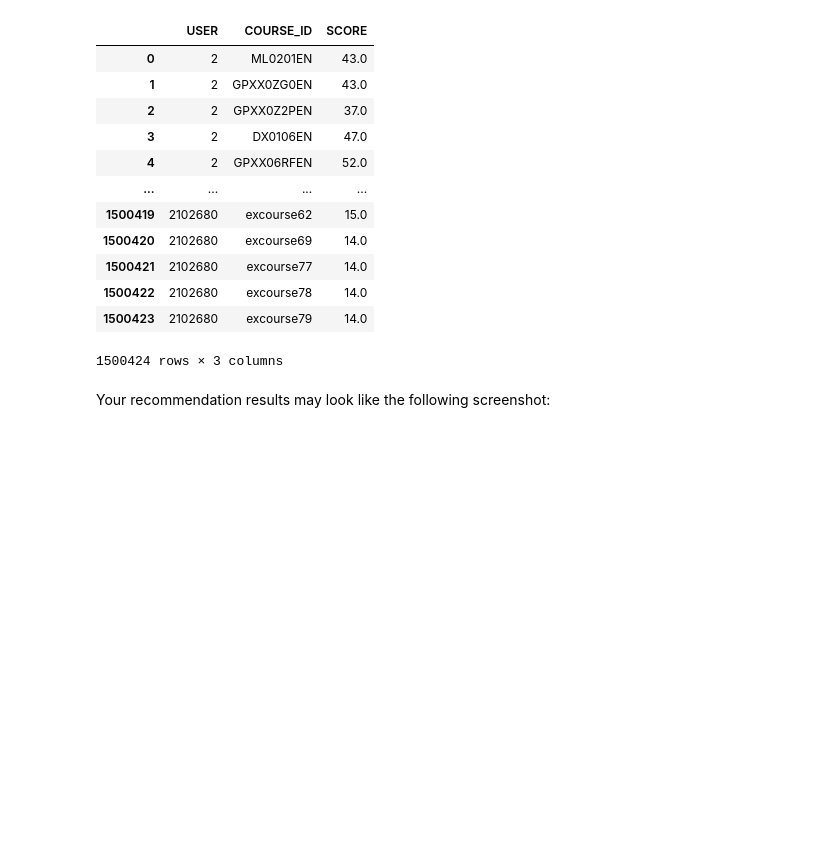
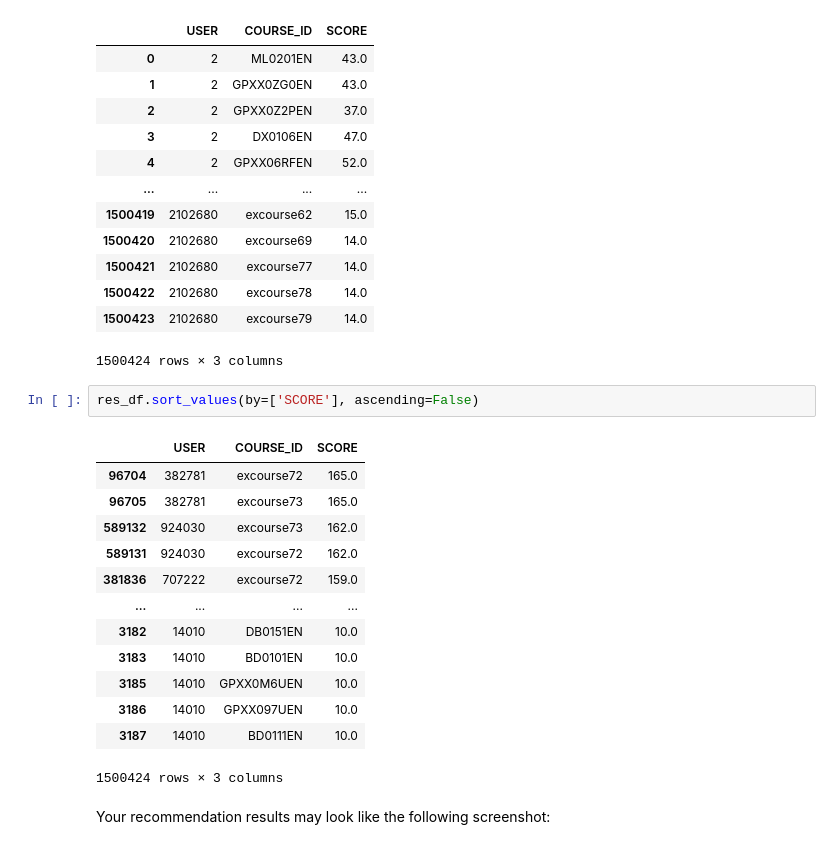
Before and after one commit to me-in-tech/ML6---Capstone-project, a Jupyter notebook: lab_jupyter_content_user_profile.ipynb, the cells around one changed output. Drawn from its saved outputs; the diff is of its cells as text; blank space fills up the shorter version.

```diff
--- a/lab_jupyter_content_user_profile.ipynb
+++ b/lab_jupyter_content_user_profile.ipynb
@@ -526,6 +526,22 @@ res_df
 | 1500422 | 2102680 | excourse78 | 14.0 |
 | 1500423 | 2102680 | excourse79 | 14.0 |
 1500424 rows × 3 columns
+# %%
+res_df.sort_values(by=['SCORE'], ascending=False)
+# %% [output]
+|  | USER | COURSE_ID | SCORE |
+| 96704 | 382781 | excourse72 | 165.0 |
+| 96705 | 382781 | excourse73 | 165.0 |
+| 589132 | 924030 | excourse73 | 162.0 |
+| 589131 | 924030 | excourse72 | 162.0 |
+| 381836 | 707222 | excourse72 | 159.0 |
+| ... | ... | ... | ... |
+| 3182 | 14010 | DB0151EN | 10.0 |
+| 3183 | 14010 | BD0101EN | 10.0 |
+| 3185 | 14010 | GPXX0M6UEN | 10.0 |
+| 3186 | 14010 | GPXX097UEN | 10.0 |
+| 3187 | 14010 | BD0111EN | 10.0 |
+1500424 rows × 3 columns
 # %% [markdown]
 Your recommendation results may look like the following screenshot:
 # %% [markdown]
```
Also changed, not shown: parts of 9 cells of this notebook.
